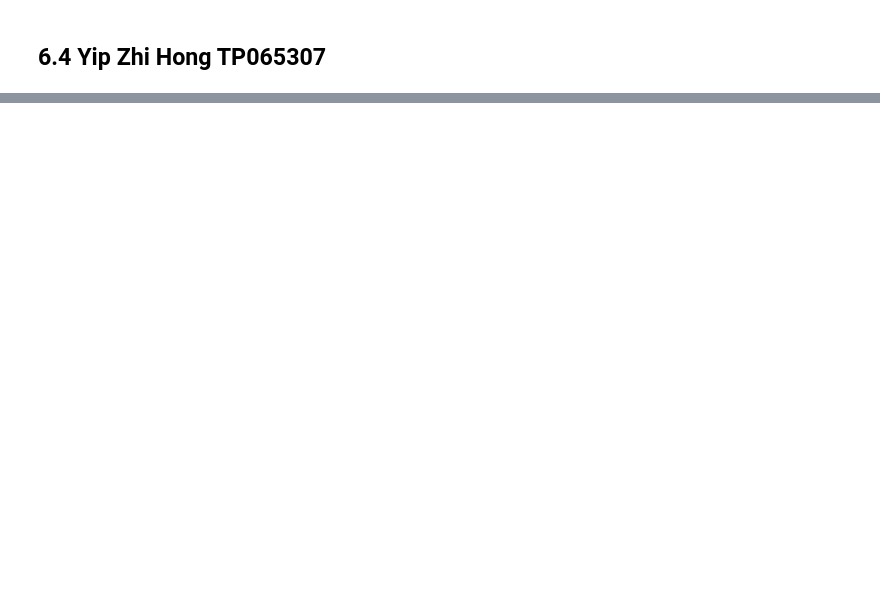
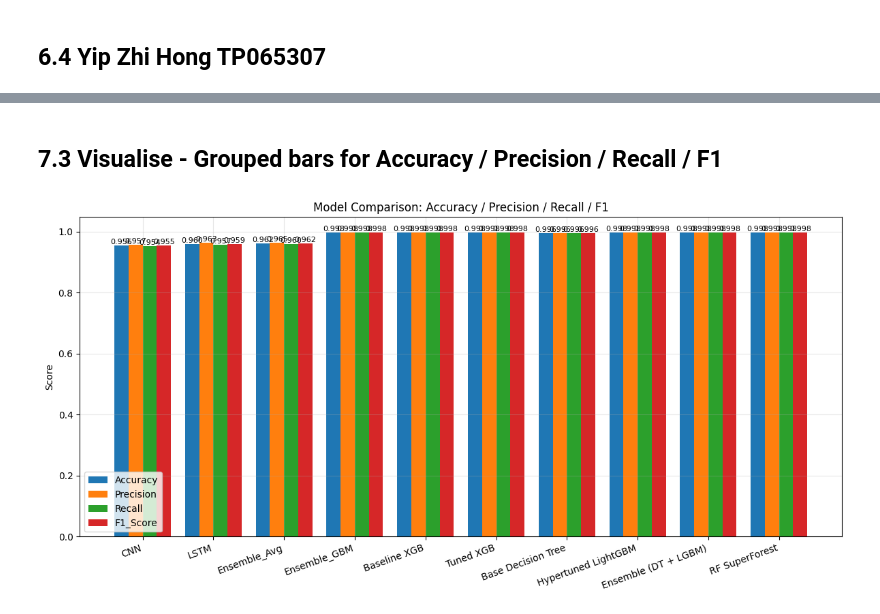
Before and after one commit to hadeswithming23/DeepLearning, a Jupyter notebook: GroupG_DLI.ipynb, the cells around one changed output, grey strips where cells are left out. Drawn from its saved outputs; the diff is of its cells as text; code cells hidden in the pictures; blank space fills up the shorter version.

```diff
--- a/GroupG_DLI.ipynb
+++ b/GroupG_DLI.ipynb
@@ -1114,0 +1299,36 @@ weighted avg     0.9979    0.9979    0.9979     37792
+# %% [markdown]
+## 7.3 Visualise - Grouped bars for Accuracy / Precision / Recall / F1
+# %%
+import matplotlib.pyplot as plt
+import numpy as np
+
+metrics = ['Accuracy', 'Precision', 'Recall', 'F1_Score']
+plot_df = comparison_df[['Model'] + metrics].copy()
+
+# Drop any rows missing all metrics
+plot_df = plot_df.dropna(subset=metrics, how='all')
+
+x = np.arange(len(plot_df['Model']))
+width = 0.2  # bar width
+
+plt.figure(figsize=(12, 6))
+for idx, m in enumerate(metrics):
+    vals = plot_df[m].values
+    plt.bar(x + idx*width - (1.5*width), vals, width, label=m)
+
+plt.xticks(x, plot_df['Model'], rotation=20, ha='right')
+plt.ylabel('Score')
+plt.title('Model Comparison: Accuracy / Precision / Recall / F1')
+plt.legend()
+
+# annotate
+for idx, m in enumerate(metrics):
+    vals = plot_df[m].values
+    for i, v in enumerate(vals):
+        if np.isfinite(v):
+            plt.text(x[i] + idx*width - (1.5*width), v, f'{v:.3f}', ha='center', va='bottom', fontsize=8)
+
+plt.tight_layout()
+plt.show()
+# %% [output]
+[figure, added]
```
Also changed, not shown: parts of 18 cells of this notebook.
